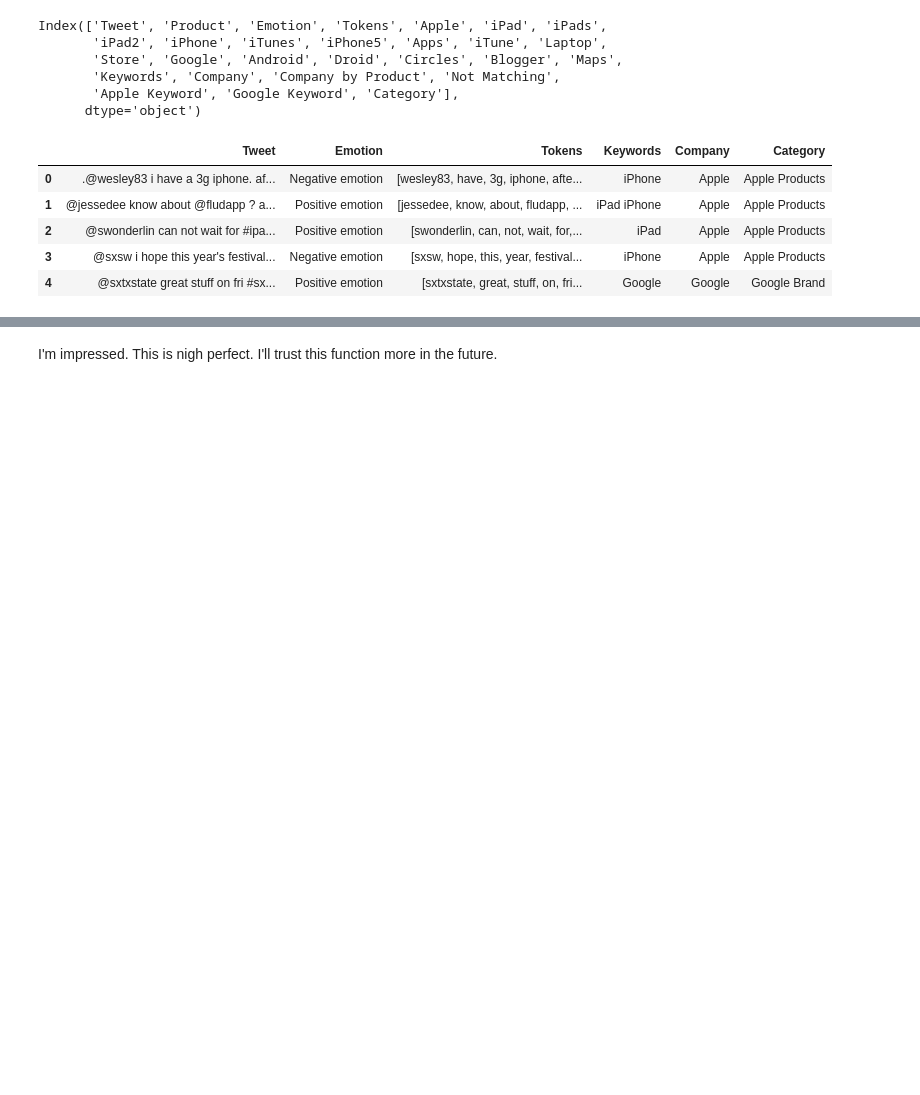
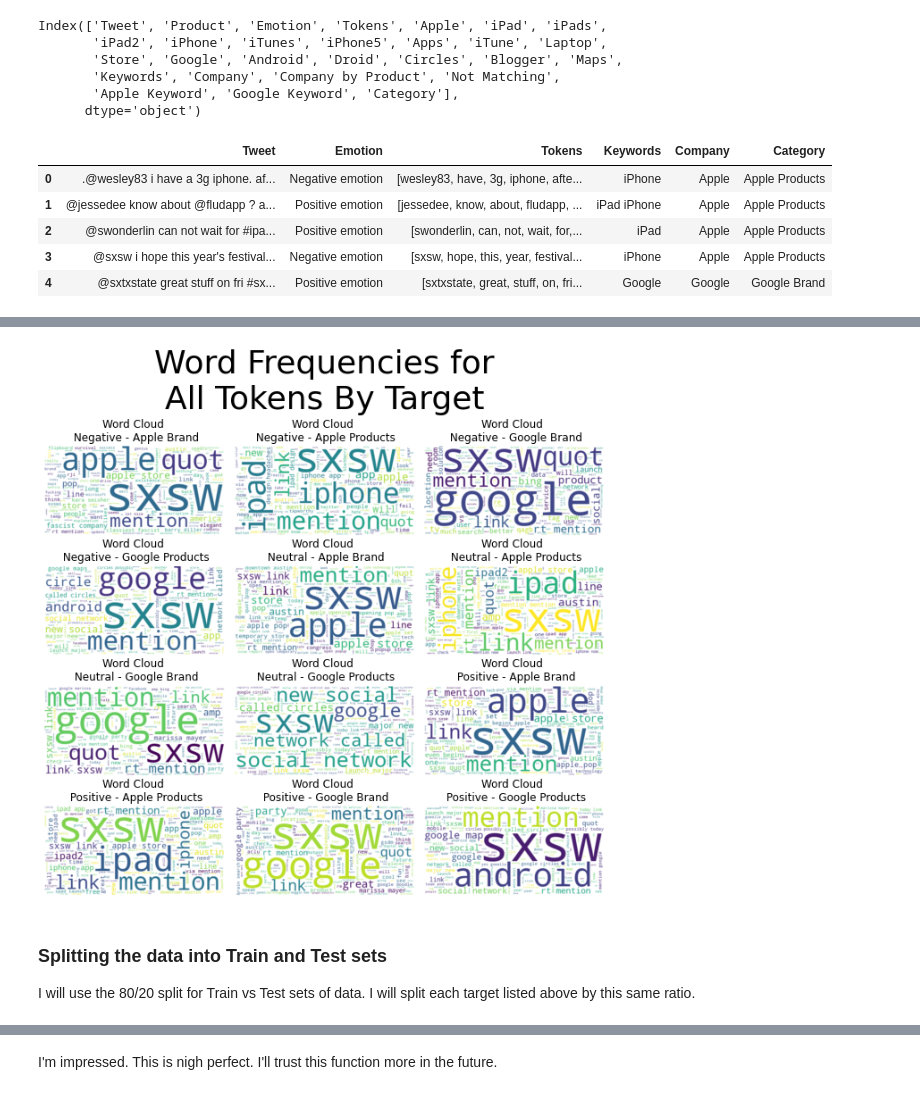
Before and after one commit to FunkyTable/Project-4-Advanced-Machine-Learning, a Jupyter notebook: student.ipynb, the cells around one changed output, grey strips where cells are left out. Cells and saved outputs as stored; diff of their text form; code cells hidden in the pictures; blank space fills up the shorter version.

```diff
--- a/student.ipynb
+++ b/student.ipynb
@@ -187,3 +271,45 @@ def retweet_trim_all(retweets, word_list = ['skip'], delete = True, drop = 1):
+# %%
+def word_cloud_grid(morestopwords = [], title = ''):
+    tgt_lst = []
+    wc_lst = []
+    tgt_num = list(df_target.index)
+
+    #df.loc[df['Target'] > 400]
+
+    for num in tgt_num:
+        tgt_lst.append(" ".join(
+            i for i in df['Tokens'].loc[df['Target'] == num].explode()))
+    stopwords = set(STOPWORDS)
+    stopwords.update(morestopwords)
+    for tgt in tgt_lst:
+        wc_lst.append(WordCloud(
+            stopwords=stopwords, background_color="white").generate(tgt))
+    fig = plt.figure(figsize=(9,9))
+    fig.set_tight_layout(True)
+    gs = fig.add_gridspec(4, 3)
+    ax1  = fig.add_subplot(gs[0, 0])
+    ax2  = fig.add_subplot(gs[0, 1])
+    ax3  = fig.add_subplot(gs[0, 2])
+    ax4  = fig.add_subplot(gs[1, 0])
+    ax5  = fig.add_subplot(gs[1, 1])
+    ax6  = fig.add_subplot(gs[1, 2])
+    ax7  = fig.add_subplot(gs[2, 0])
+    ax8  = fig.add_subplot(gs[2, 1])
+    ax9  = fig.add_subplot(gs[2, 2])
+    ax10 = fig.add_subplot(gs[3, 0])
+    ax11 = fig.add_subplot(gs[3, 1])
+    ax12 = fig.add_subplot(gs[3, 2])
+
+    i = 0
+    for ax in [ax1, ax2, ax3, ax4, ax5, ax6, ax7, ax8, ax9, ax10, ax11, ax12]:
+        ax.axis("off")
+        ax.imshow(wc_lst[i], interpolation='bilinear')
+        ref = tgt_num[i]
+        ax.set_title(f"Word Cloud \n {df_target.at[ref,'Target Text']}")
+        i+=1
+    if title != '':
+        fig.suptitle(title, fontsize=36);
+    plt.show()
 # %% [markdown]
 # Loading the data and previewing it.
 # %%
@@ -1223,0 +1393,7 @@ Name: Target Text, dtype: int64
+# %%
+word_cloud_grid(title = "Word Frequencies for\nAll Tokens By Target")
+# %% [output]
+[figure, added]
+# %% [markdown]
+### Splitting the data into Train and Test sets
+I will use the 80/20 split for Train vs Test sets of data. I will split each target listed above by this same ratio.
```
Also changed, not shown: parts of 31 cells of this notebook.
